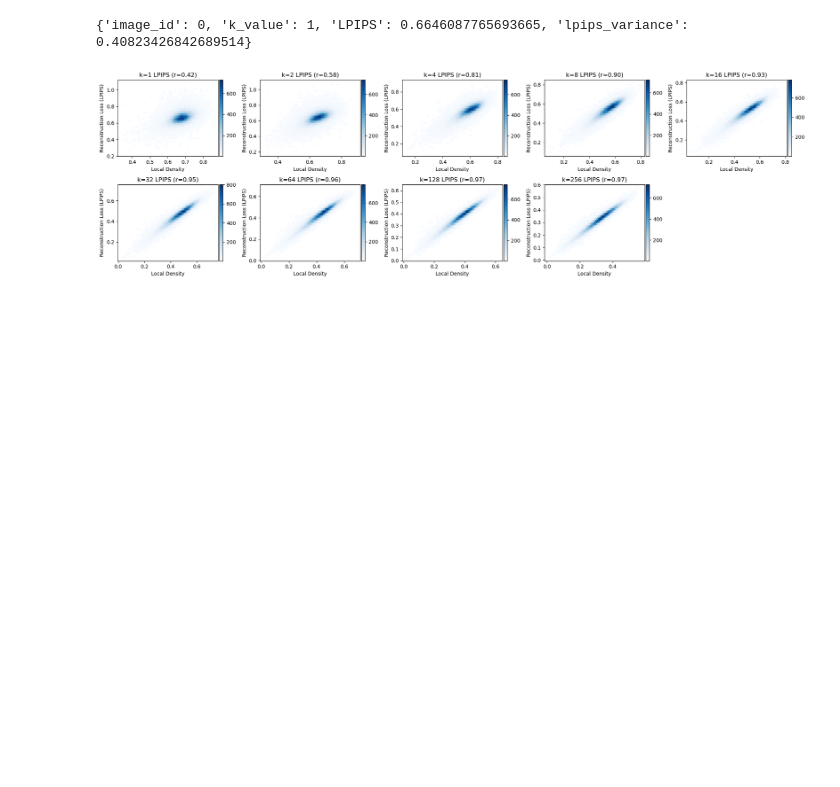
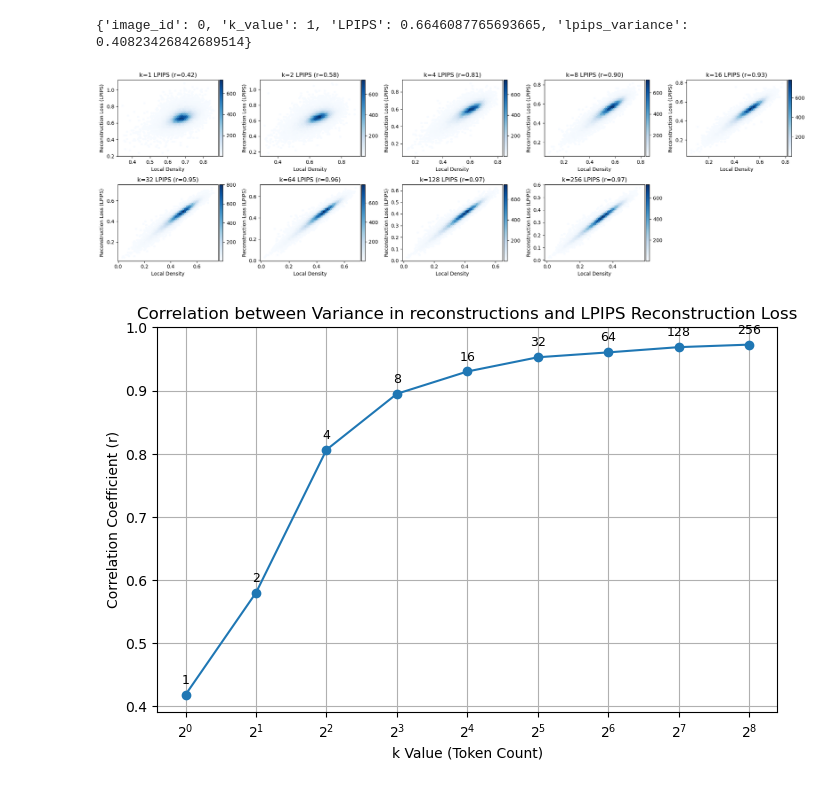
Before and after one commit to hevra01/thesis, a Jupyter notebook: notebooks/lpips_variance_reconstruction_loss_relation.ipynb, the cells around one changed output. Cells and saved outputs as stored; diff of their text form; code cells hidden in the pictures; blank space fills up the shorter version.

```diff
--- a/notebooks/lpips_variance_reconstruction_loss_relation.ipynb
+++ b/notebooks/lpips_variance_reconstruction_loss_relation.ipynb
@@ -217,5 +217,23 @@ plt.show()
 # %% [output]
 [figure]
 # %%
-# 0.42 for k=1
-#
+# plot correlation vs k_values
+plt.figure(figsize=(8, 5))
+plt.plot(k_values, corr, marker='o')
+plt.xscale('log', base=2)
+for x, y in zip(k_values, corr):
+    plt.annotate(
+        f"{x}",          # text (x value)
+        (x, y),          # point to annotate
+        textcoords="offset points",
+        xytext=(0, 8),   # offset above the point
+        ha='center',
+        fontsize=9
+    )
+plt.xlabel('k Value (Token Count)')
+plt.ylabel('Correlation Coefficient (r)')
+plt.title('Correlation between Variance in reconstructions and LPIPS Reconstruction Loss')
+plt.grid(True)
+plt.show()
+# %% [output]
+[figure, added]
```
Also changed, not shown: 6 other files.
